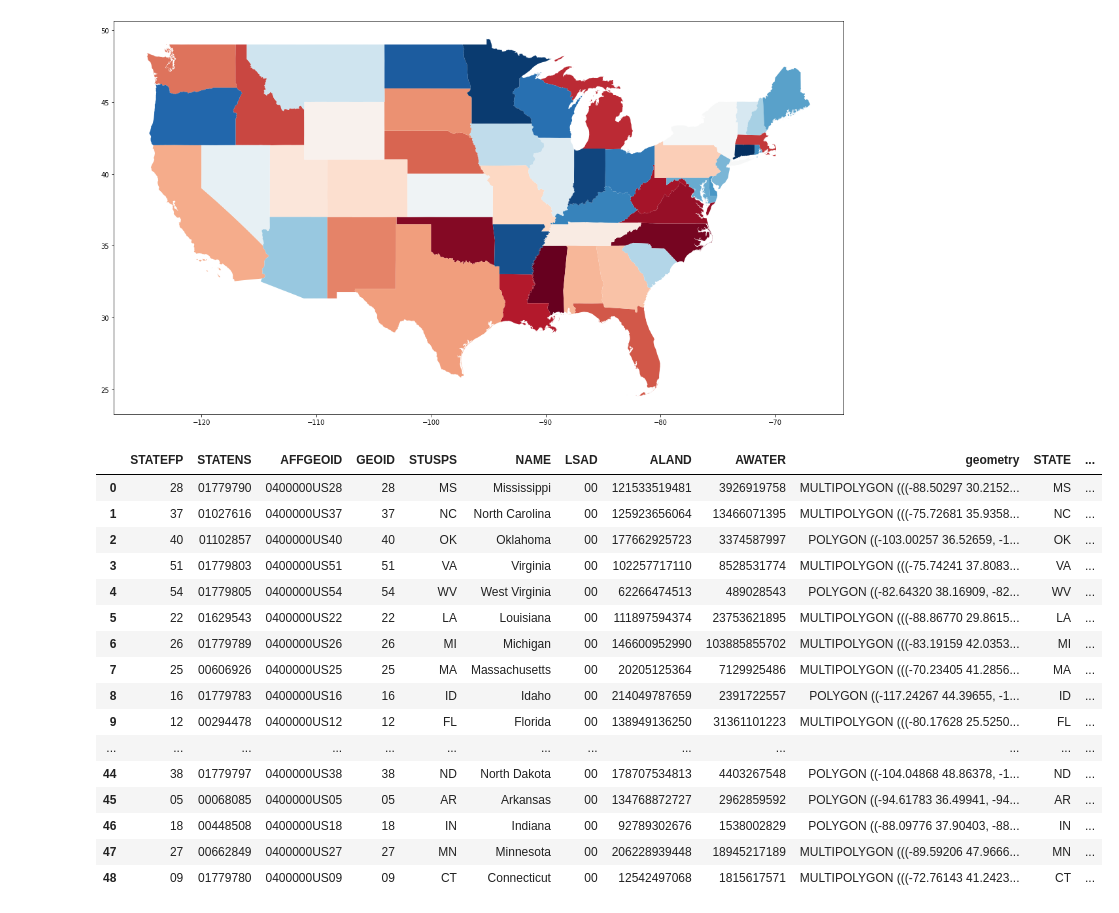
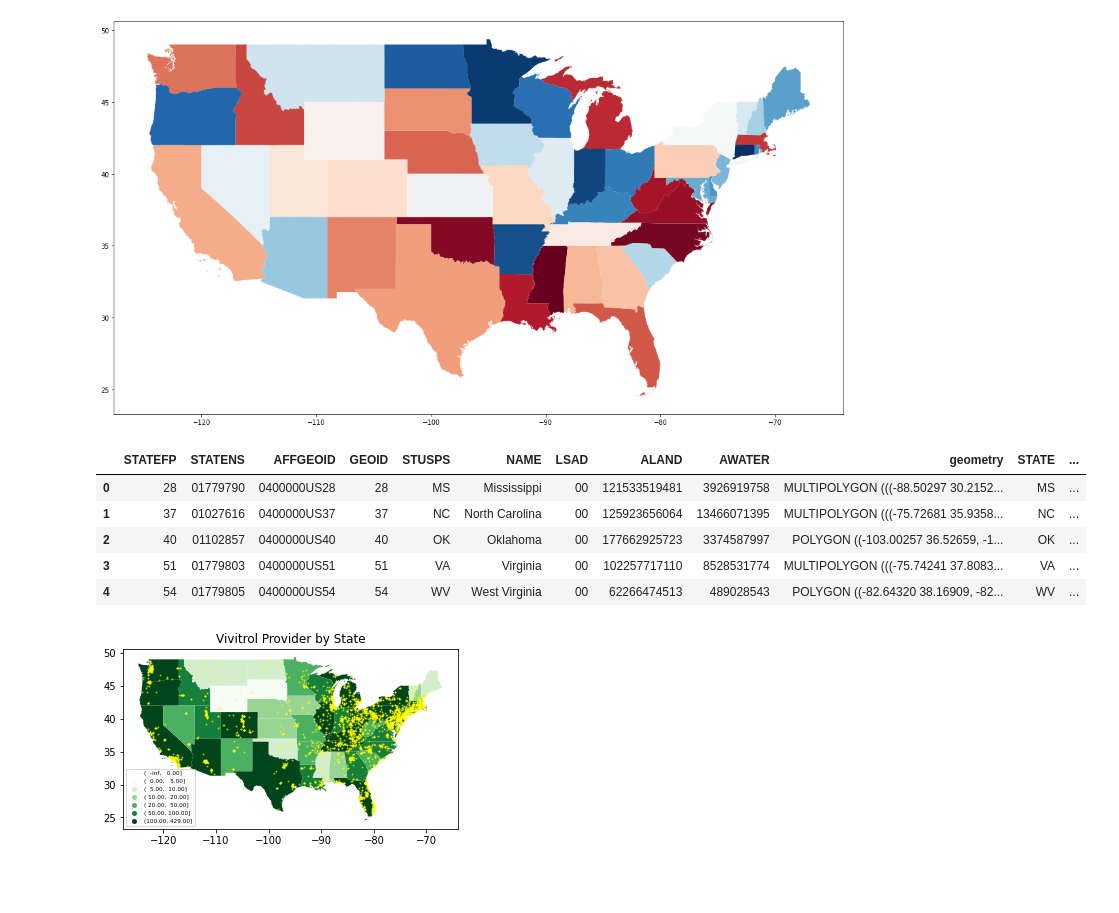
Before and after one commit to GeoDaCenter/opioid-policy-scan, a Jupyter notebook: Vivitrol/locator_check.ipynb, the cells around one changed output. Cells and saved outputs as stored; diff of their text form; code cells hidden in the pictures; blank space fills up the shorter version.

```diff
--- a/Vivitrol/locator_check.ipynb
+++ b/Vivitrol/locator_check.ipynb
@@ -80,23 +88,25 @@ gdf_us_.plot(scheme='quantiles', cmap='RdBu', ax=ax)
 df_statecounts = df.groupby('STATE').size().to_frame().reset_index()
 df_statecounts.rename(columns={0:'Count'}, inplace=True)
 # %%
-pd.merge(gdf_us_, df_statecounts, how='left', left_on='STUSPS', right_on='STATE')
+gdf_state_viv = pd.merge(gdf_us_, df_statecounts, how='left', left_on='STUSPS', right_on='STATE')
 #both tables includes 49 states
+gdf_state_viv.head()
 # %% [output]
 |  | STATEFP | STATENS | AFFGEOID | GEOID | STUSPS | NAME | LSAD | ALAND | AWATER | geometry | STATE | ... |
 | 0 | 28 | 01779790 | 0400000US28 | 28 | MS | Mississippi | 00 | 121533519481 | 3926919758 | MULTIPOLYGON (((-88.50297 30.2152... | MS | ... |
 | 1 | 37 | 01027616 | 0400000US37 | 37 | NC | North Carolina | 00 | 125923656064 | 13466071395 | MULTIPOLYGON (((-75.72681 35.9358... | NC | ... |
 | 2 | 40 | 01102857 | 0400000US40 | 40 | OK | Oklahoma | 00 | 177662925723 | 3374587997 | POLYGON ((-103.00257 36.52659, -1... | OK | ... |
 | 3 | 51 | 01779803 | 0400000US51 | 51 | VA | Virginia | 00 | 102257717110 | 8528531774 | MULTIPOLYGON (((-75.74241 37.8083... | VA | ... |
 | 4 | 54 | 01779805 | 0400000US54 | 54 | WV | West Virginia | 00 | 62266474513 | 489028543 | POLYGON ((-82.64320 38.16909, -82... | WV | ... |
-| 5 | 22 | 01629543 | 0400000US22 | 22 | LA | Louisiana | 00 | 111897594374 | 23753621895 | MULTIPOLYGON (((-88.86770 29.8615... | LA | ... |
-| 6 | 26 | 01779789 | 0400000US26 | 26 | MI | Michigan | 00 | 146600952990 | 103885855702 | MULTIPOLYGON (((-83.19159 42.0353... | MI | ... |
-| 7 | 25 | 00606926 | 0400000US25 | 25 | MA | Massachusetts | 00 | 20205125364 | 7129925486 | MULTIPOLYGON (((-70.23405 41.2856... | MA | ... |
-| 8 | 16 | 01779783 | 0400000US16 | 16 | ID | Idaho | 00 | 214049787659 | 2391722557 | POLYGON ((-117.24267 44.39655, -1... | ID | ... |
-| 9 | 12 | 00294478 | 0400000US12 | 12 | FL | Florida | 00 | 138949136250 | 31361101223 | MULTIPOLYGON (((-80.17628 25.5250... | FL | ... |
-| ... | ... | ... | ... | ... | ... | ... | ... | ... | ... | ... | ... | ... |
-| 44 | 38 | 01779797 | 0400000US38 | 38 | ND | North Dakota | 00 | 178707534813 | 4403267548 | POLYGON ((-104.04868 48.86378, -1... | ND | ... |
-| 45 | 05 | 00068085 | 0400000US05 | 05 | AR | Arkansas | 00 | 134768872727 | 2962859592 | POLYGON ((-94.61783 36.49941, -94... | AR | ... |
-| 46 | 18 | 00448508 | 0400000US18 | 18 | IN | Indiana | 00 | 92789302676 | 1538002829 | POLYGON ((-88.09776 37.90403, -88... | IN | ... |
-| 47 | 27 | 00662849 | 0400000US27 | 27 | MN | Minnesota | 00 | 206228939448 | 18945217189 | MULTIPOLYGON (((-89.59206 47.9666... | MN | ... |
-| 48 | 09 | 01779780 | 0400000US09 | 09 | CT | Connecticut | 00 | 12542497068 | 1815617571 | MULTIPOLYGON (((-72.76143 41.2423... | CT | ... |
+# %%
+fig, ax = plt.subplots()
+
+gdf_state_viv.plot(column = 'Count', ax=ax, legend=True, \
+                legend_kwds={'fontsize': 'xx-small', 'title_fontsize': 'xx-small', 'markerscale': 0.5},\
+                cmap='Greens', scheme='user_defined', classification_kwds={'bins':[0, 5, 10, 20, 50, 100]})
+ax.set_title("Vivitrol Provider by State")
+
+ax.scatter(df_['Longitude'], df_['Latitude'], s = 1, alpha = 0.5, color = 'yellow')
+fig.savefig('vivitrol_by_state.png', dpi=1000, bbox_inches = "tight")
+# %% [output]
+[figure, added]
```
Also changed, not shown: parts of 1 cell of this notebook, 1 other file.
